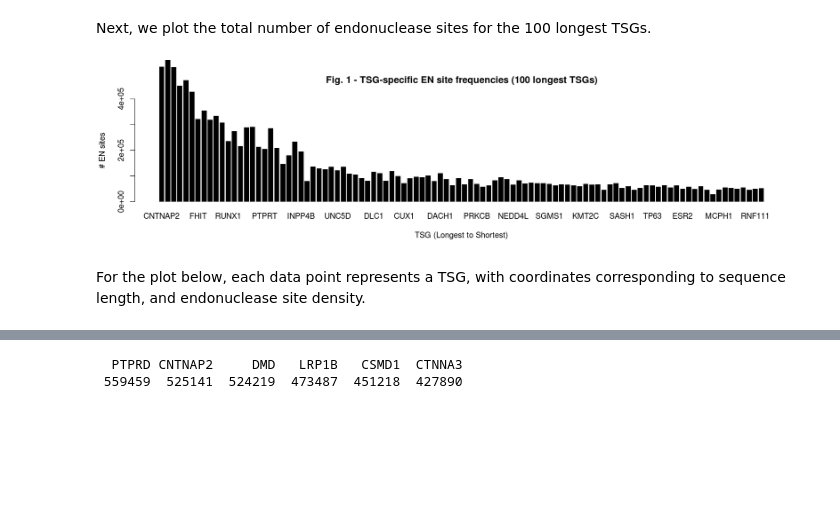
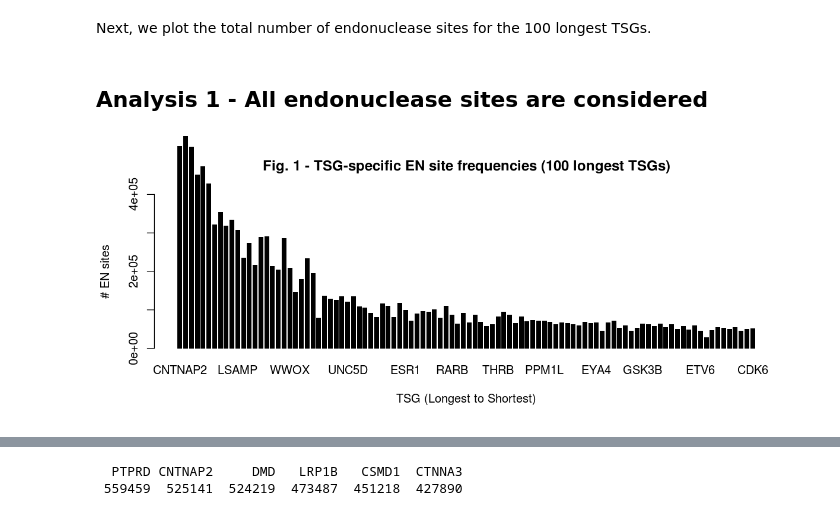
Before and after one commit to atallah-lab/analyses, a Jupyter notebook: tsg_insertionstats_v2.ipynb, the cells around one changed output, grey strips where cells are left out. Saved outputs shown, nothing was run; the diff lists cells and outputs as text; code cells hidden in the pictures; blank space fills up the shorter version.

```diff
--- a/tsg_insertionstats_v2.ipynb
+++ b/tsg_insertionstats_v2.ipynb
@@ -90,6 +99,3 @@ tsg_inds_bkup <- tsg_inds
-# %%
-tsgann <- tsgann_bkup
-tsg_inds <- tsg_inds_bkup
 # %%
 tsgann$tsg_name <- tsg_table$GeneName # add gene names to the table
 tsgann=tsgann[which(!is.na(tsgann$chrom))] # remove entries from the table which were not found in the GFF3
@@ -151,2 +160,4 @@ head(tsgann)
 # %% [markdown]
 Next, we plot the total number of endonuclease sites for the 100 longest TSGs.
+# %% [markdown]
+## Analysis 1 - All endonuclease sites are considered
@@ -153,9 +169,6 @@ Next, we plot the total number of endonuclease sites for the 100 longest TSGs.
 # %%
-rownames(tsg_counts) <- tsgann$tsg_name
 barplot(t(tsg_counts[1:100,1:4]),col=c("black","black","black","black"),ylab="# EN sites",xlab="TSG (Longest to Shortest)",border=NA,beside=FALSE,ylim=c(0,400000))
 title("Fig. 1 - TSG-specific EN site frequencies (100 longest TSGs)")
-options(repr.plot.width=15, repr.plot.height=4)
+options(repr.plot.width=10, repr.plot.height=4)
 # %% [output]
-[figure, old version]
+[figure, new version]
-# %% [markdown]
-For the plot below, each data point represents a TSG, with coordinates corresponding to sequence length, and endonuclease site density.
```
Also changed, not shown: parts of 30 cells of this notebook, 1 other file.
